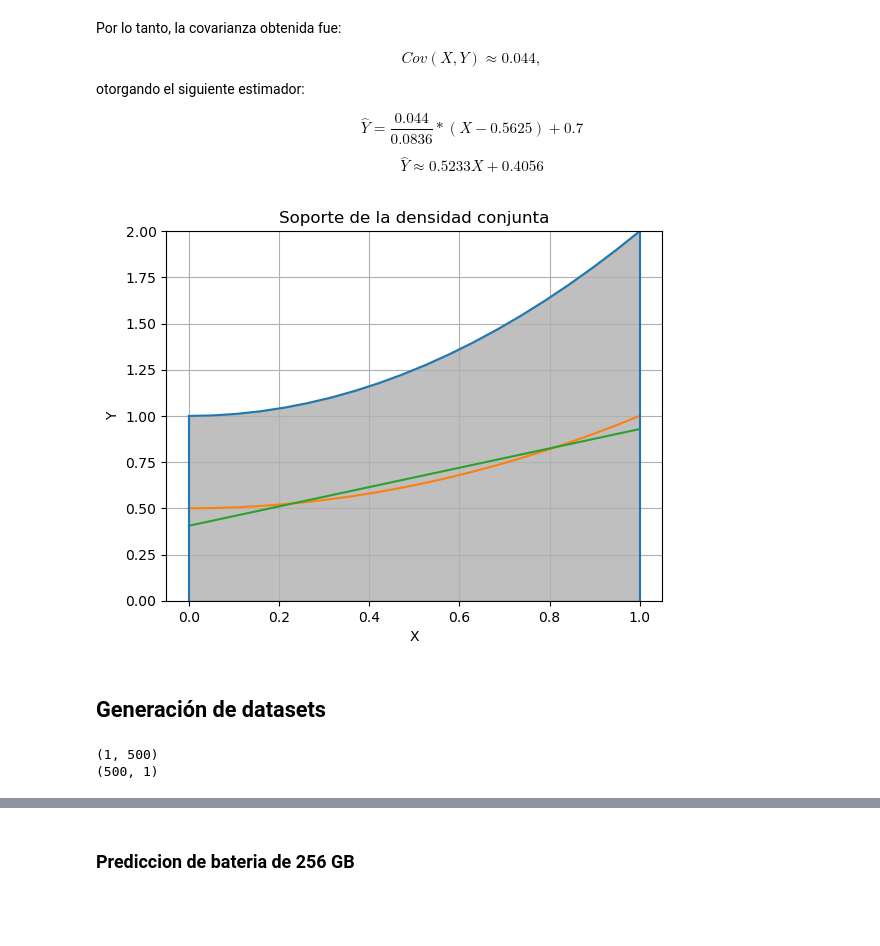
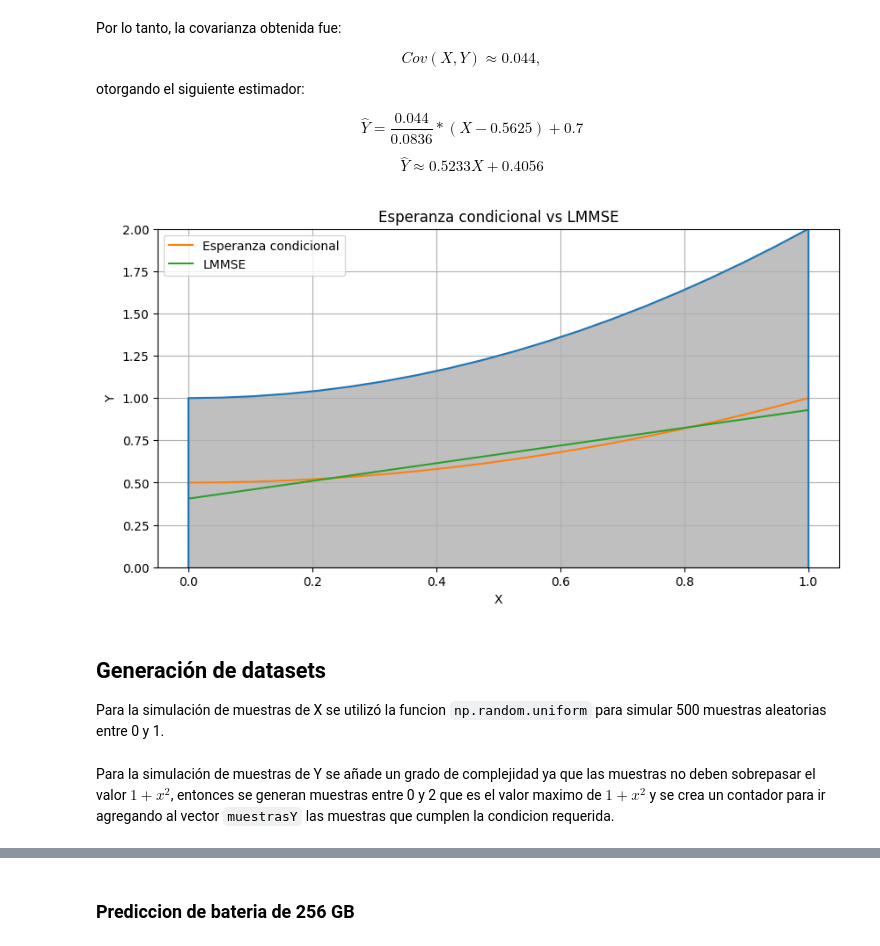
Before and after one commit to MaximilianoRodriguez01/TallerDeProcesamientoDeSenales, a Jupyter notebook: Clase14-03/obligatorio1.ipynb, the cells around one changed output, grey strips where cells are left out. Saved outputs shown, nothing was run; the diff lists cells and outputs as text; code cells hidden in the pictures; blank space fills up the shorter version.

```diff
--- a/Clase14-03/obligatorio1.ipynb
+++ b/Clase14-03/obligatorio1.ipynb
@@ -191,19 +192,23 @@ $$ \hat{Y} \approx 0.5233X+0.4056 $$
 # %%
 Ylmmse = 0.5233*X + 0.4056
 
+plt.figure(figsize = (10, 5))
 plt.plot(X, Y)
-plt.plot(X, Yhat)
-plt.plot(X, Ylmmse )
+plt.plot(X, Yhat, label = 'Esperanza condicional')
+plt.plot(X, Ylmmse, label = 'LMMSE')
+plt.legend();
 plt.grid(True)
 plt.ylim(0, 2)
 plt.vlines(x = 0, ymin = 0, ymax = min(Y))
 plt.vlines(x = 1, ymin = 0, ymax = max(Y))
-plt.title('Soporte de la densidad conjunta')
+plt.title('Esperanza condicional vs LMMSE')
 plt.fill_between(X, Y, color = 'gray', alpha = 0.5)
 plt.xlabel('X')
 plt.ylabel('Y')
 plt.show()
 # %% [output]
-[figure, old version]
+[figure, new version]
-# %% [markdown]
-## Generación de datasets
+# %% [markdown]
+## Generación de datasets
+
+Para la simulación de muestras de X se utilizó la funcion `np.random.uniform` para simular 500 muestras aleatorias entre 0 y 1.
@@ -210,6 +217,6 @@ plt.show()
+# %% [markdown]
+Para la simulación de muestras de Y se añade un grado de complejidad ya que las muestras no deben sobrepasar el valor $1+x^2$, entonces se generan muestras entre 0 y 2 que es el valor maximo de $1+x^2$ y se crea un contador para ir agregando al vector `muestrasY` las muestras que cumplen la condicion requerida.
 # %%
-muestrasX = np.random.uniform(0, 1, 500).reshape(1, 500)
-
 muestrasY = np.array([]).reshape(0, 1)
 
 contadorY = 0
@@ -219,10 +226,4 @@ while contadorY < 500:
     if auxiliar < 1 + muestrasX[0, contadorY]**2:
         muestrasY = np.append(muestrasY, auxiliar).reshape(-1, 1)
         contadorY += 1
-
-print(muestrasX.shape)
-print(muestrasY.shape)
-# %% [output]
-(1, 500)
-(500, 1)
 # %%
```
Also changed, not shown: parts of 18 cells of this notebook.
